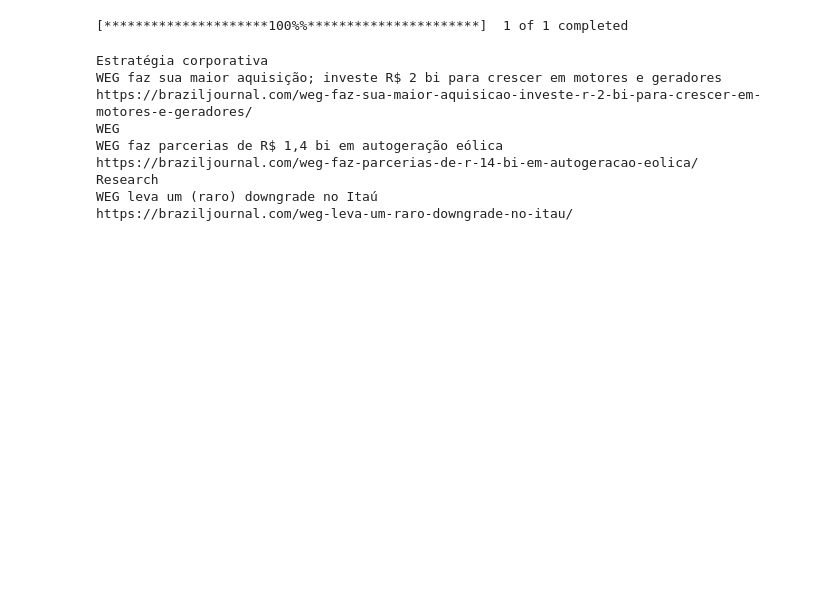
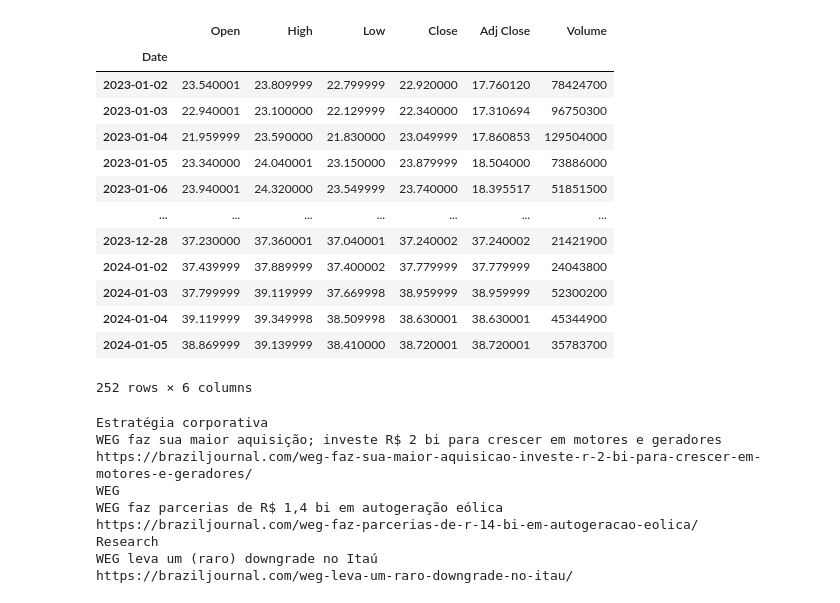
Before and after one commit to bAlemar/DashBoard-Ibovespa, a Jupyter notebook: teste.ipynb, the cells around one changed output. Saved outputs shown, nothing was run; the diff lists cells and outputs as text; code cells hidden in the pictures; blank space fills up the shorter version.

```diff
--- a/teste.ipynb
+++ b/teste.ipynb
@@ -18,18 +18,33 @@ lista_ativo = ['WEGE3','PETR4','CEAB3']
 df = yfinance.download(lista_ativo[1] + '.SA',
                        start='2023-01-01',
                        )
-
+df['Adj Close'] = df['Adj Close'] - 0.001
 fig = go.Figure(data=[go.Candlestick(x=df.index,
                 open=df['Open'], high=df['High'],
-                low=df['Low'], close=df['Adj Close'])
+                low=df['Low'], close=df['Close'])
                      ])
 
 fig.update_layout(xaxis_rangeslider_visible=False)
 fig.show()
 
 #Fonte:https://plotly.com/python/candlestick-charts/
-# %% [output]
-[*********************100%%**********************]  1 of 1 completed
+# %%
+df
+# %% [output]
+|  | Open | High | Low | Close | Adj Close | Volume |
+| Date |  |  |  |  |  |  |
+| 2023-01-02 | 23.540001 | 23.809999 | 22.799999 | 22.920000 | 17.760120 | 78424700 |
+| 2023-01-03 | 22.940001 | 23.100000 | 22.129999 | 22.340000 | 17.310694 | 96750300 |
+| 2023-01-04 | 21.959999 | 23.590000 | 21.830000 | 23.049999 | 17.860853 | 129504000 |
+| 2023-01-05 | 23.340000 | 24.040001 | 23.150000 | 23.879999 | 18.504000 | 73886000 |
+| 2023-01-06 | 23.940001 | 24.320000 | 23.549999 | 23.740000 | 18.395517 | 51851500 |
+| ... | ... | ... | ... | ... | ... | ... |
+| 2023-12-28 | 37.230000 | 37.360001 | 37.040001 | 37.240002 | 37.240002 | 21421900 |
+| 2024-01-02 | 37.439999 | 37.889999 | 37.400002 | 37.779999 | 37.779999 | 24043800 |
+| 2024-01-03 | 37.799999 | 39.119999 | 37.669998 | 38.959999 | 38.959999 | 52300200 |
+| 2024-01-04 | 39.119999 | 39.349998 | 38.509998 | 38.630001 | 38.630001 | 45344900 |
+| 2024-01-05 | 38.869999 | 39.139999 | 38.410000 | 38.720001 | 38.720001 | 35783700 |
+252 rows × 6 columns
 # %%
 # Scraping
 #Link https://braziljournal.com/?s={nome ativo/nome empresa}
```
Also changed, not shown: parts of 18 cells of this notebook.
